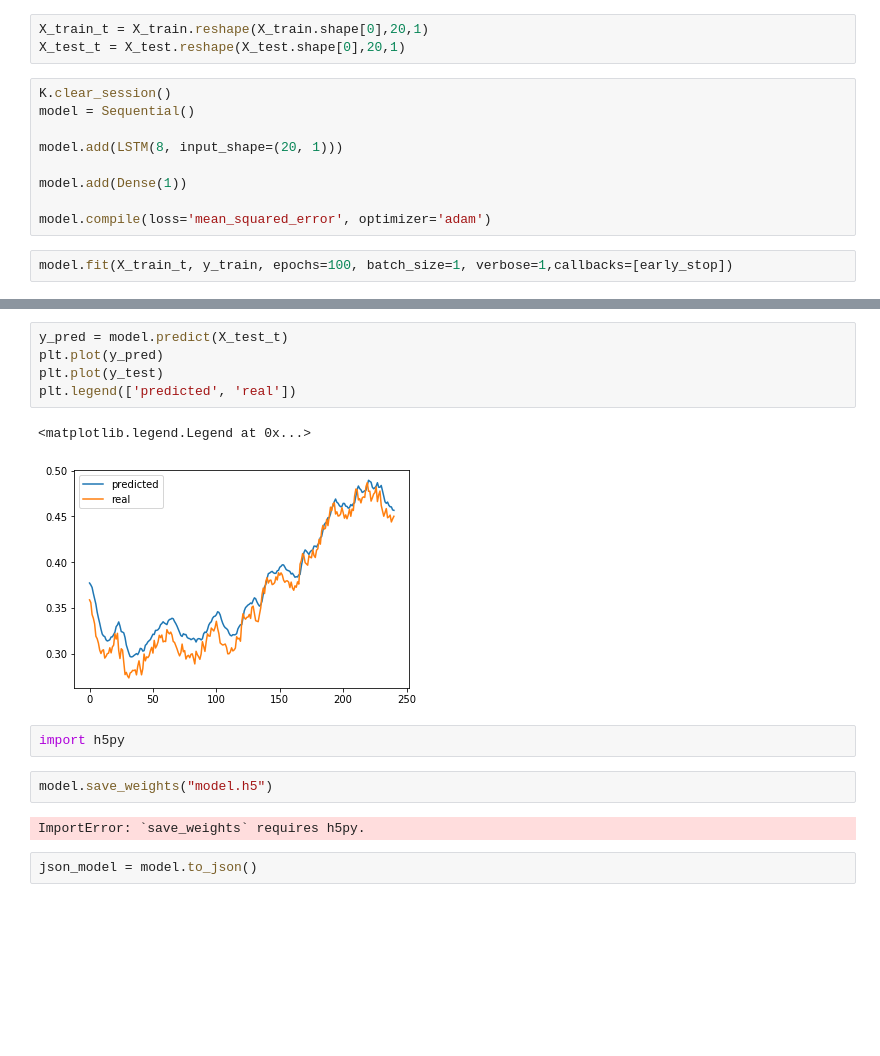
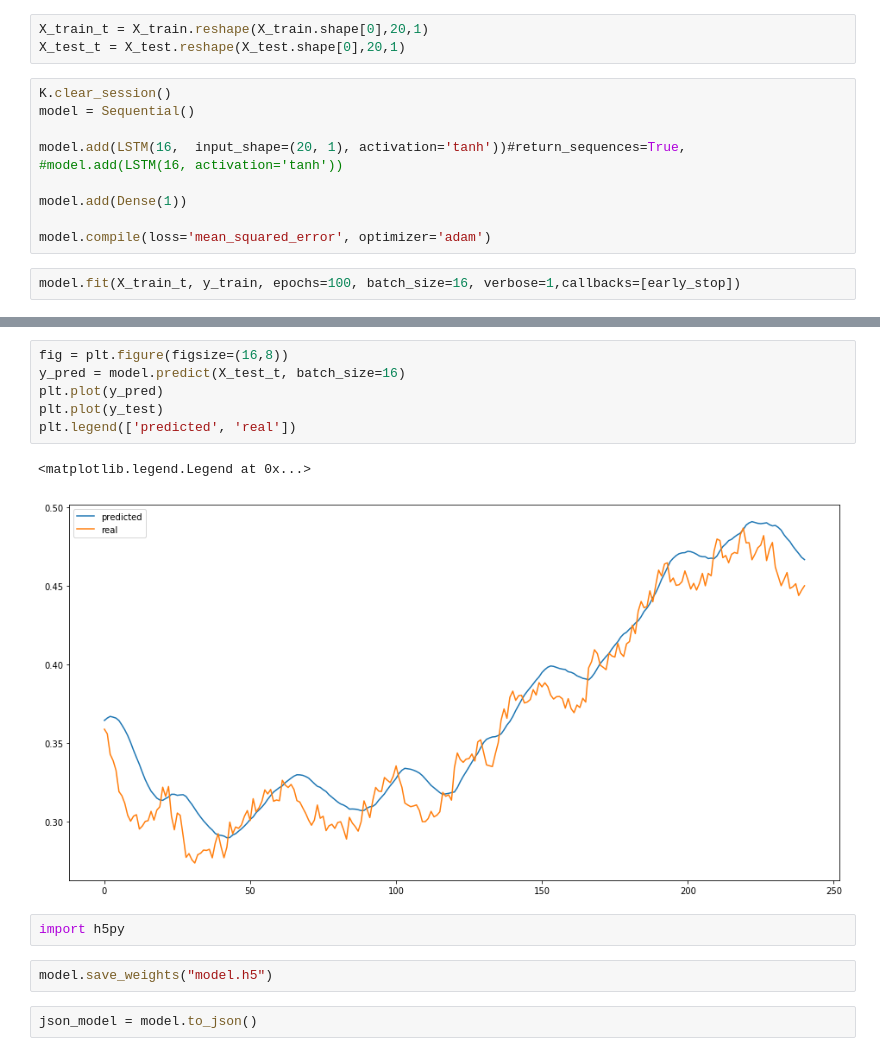
Before and after one commit to Robak23/forex_deep, a Jupyter notebook: LSTM_full_dataset.ipynb, the cells around one changed output, grey strips where cells are left out. Cells and saved outputs as stored; diff of their text form; blank space fills up the shorter version.

```diff
--- a/LSTM_full_dataset.ipynb
+++ b/LSTM_full_dataset.ipynb
@@ -148,12 +155,13 @@ X_test_t = X_test.reshape(X_test.shape[0],20,1)
 K.clear_session()
 model = Sequential()
 
-model.add(LSTM(8, input_shape=(20, 1)))
+model.add(LSTM(16,  input_shape=(20, 1), activation='tanh'))#return_sequences=True,
+#model.add(LSTM(16, activation='tanh'))
 
 model.add(Dense(1))
 
 model.compile(loss='mean_squared_error', optimizer='adam')
 # %%
-model.fit(X_train_t, y_train, epochs=100, batch_size=1, verbose=1,callbacks=[early_stop])
+model.fit(X_train_t, y_train, epochs=100, batch_size=16, verbose=1,callbacks=[early_stop])
 # %% [output]
 Epoch 1/100
@@ -176,18 +184,17 @@ Epoch 00040: early stopping
 <keras.callbacks.History at 0x...>
 # %%
-y_pred = model.predict(X_test_t)
+fig = plt.figure(figsize=(16,8))
+y_pred = model.predict(X_test_t, batch_size=16)
 plt.plot(y_pred)
 plt.plot(y_test)
 plt.legend(['predicted', 'real'])
 # %% [output]
 <matplotlib.legend.Legend at 0x...>
-[figure, old version]
+[figure, new version]
 # %%
 import h5py
 # %%
 model.save_weights("model.h5")
-# %% [output]
-ImportError: `save_weights` requires h5py.
 # %%
 json_model = model.to_json()
 # %%
```
Also changed, not shown: parts of 4 cells of this notebook, 7 other files.
